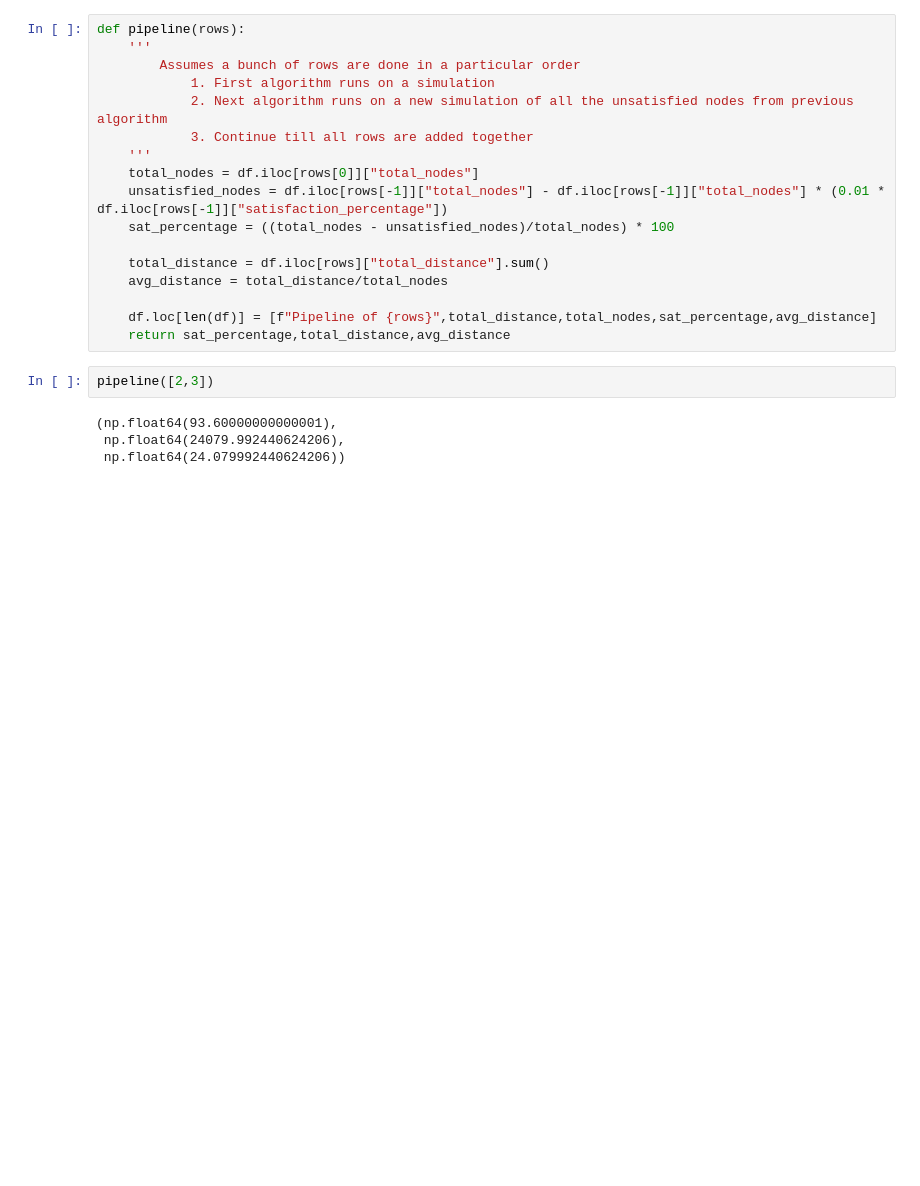
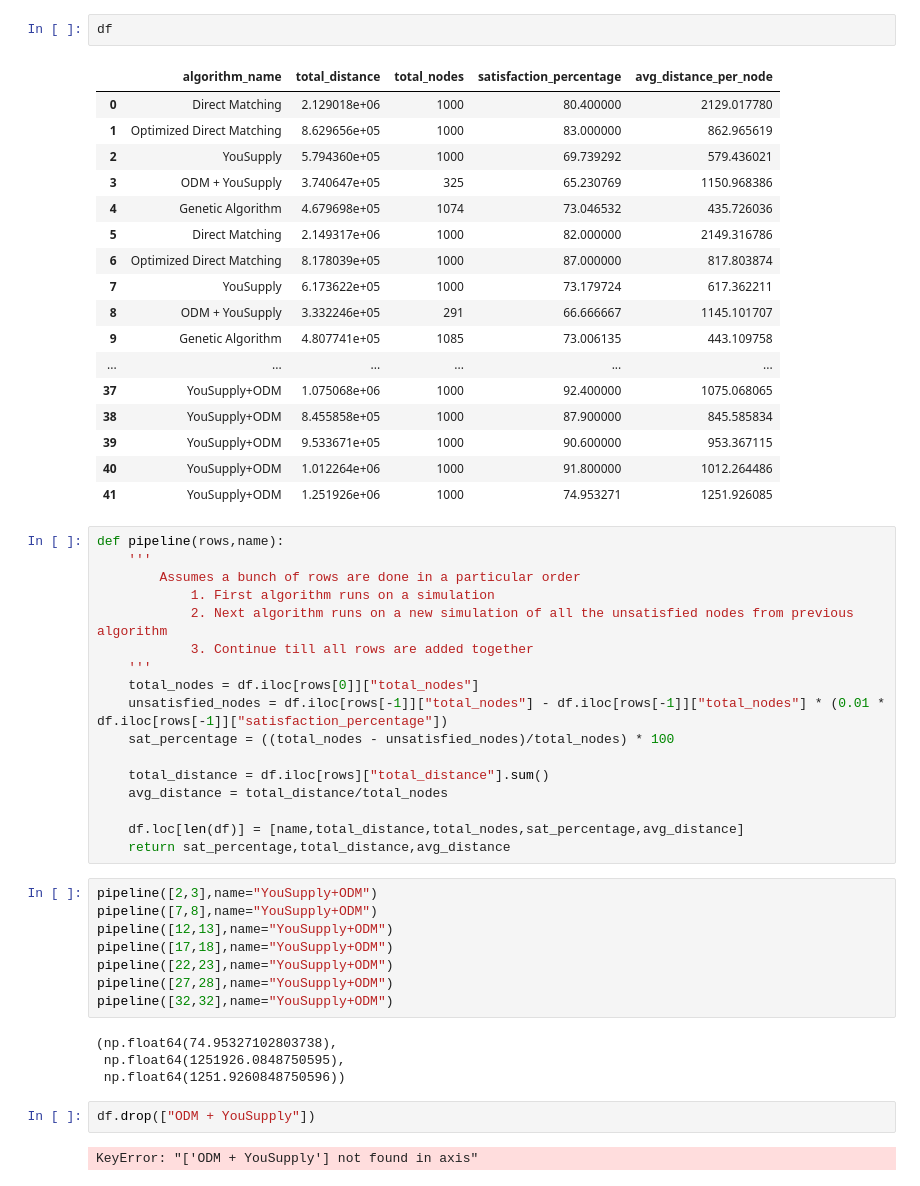
Before and after one commit to TheR3dWizard/you-supply-algorithm, a Jupyter notebook: Driver_Code/metrics.ipynb, the cells around one changed output. Cells and saved outputs as stored; diff of their text form; blank space fills up the shorter version.

```diff
--- a/Driver_Code/metrics.ipynb
+++ b/Driver_Code/metrics.ipynb
@@ -24,5 +62,25 @@ df.head()
+# %%
+df
+# %% [output]
+|  | algorithm_name | total_distance | total_nodes | satisfaction_percentage | avg_distance_per_node |
+| 0 | Direct Matching | 2.129018e+06 | 1000 | 80.400000 | 2129.017780 |
+| 1 | Optimized Direct Matching | 8.629656e+05 | 1000 | 83.000000 | 862.965619 |
+| 2 | YouSupply | 5.794360e+05 | 1000 | 69.739292 | 579.436021 |
+| 3 | ODM + YouSupply | 3.740647e+05 | 325 | 65.230769 | 1150.968386 |
+| 4 | Genetic Algorithm | 4.679698e+05 | 1074 | 73.046532 | 435.726036 |
+| 5 | Direct Matching | 2.149317e+06 | 1000 | 82.000000 | 2149.316786 |
+| 6 | Optimized Direct Matching | 8.178039e+05 | 1000 | 87.000000 | 817.803874 |
+| 7 | YouSupply | 6.173622e+05 | 1000 | 73.179724 | 617.362211 |
+| 8 | ODM + YouSupply | 3.332246e+05 | 291 | 66.666667 | 1145.101707 |
+| 9 | Genetic Algorithm | 4.807741e+05 | 1085 | 73.006135 | 443.109758 |
+| ... | ... | ... | ... | ... | ... |
+| 37 | YouSupply+ODM | 1.075068e+06 | 1000 | 92.400000 | 1075.068065 |
+| 38 | YouSupply+ODM | 8.455858e+05 | 1000 | 87.900000 | 845.585834 |
+| 39 | YouSupply+ODM | 9.533671e+05 | 1000 | 90.600000 | 953.367115 |
+| 40 | YouSupply+ODM | 1.012264e+06 | 1000 | 91.800000 | 1012.264486 |
+| 41 | YouSupply+ODM | 1.251926e+06 | 1000 | 74.953271 | 1251.926085 |
 # %%
-def pipeline(rows):
+def pipeline(rows,name):
     '''
         Assumes a bunch of rows are done in a particular order
             1. First algorithm runs on a simulation
@@ -36,14 +94,24 @@ def pipeline(rows):
     total_distance = df.iloc[rows]["total_distance"].sum()
     avg_distance = total_distance/total_nodes
 
-    df.loc[len(df)] = [f"Pipeline of {rows}",total_distance,total_nodes,sat_percentage,avg_distance]
+    df.loc[len(df)] = [name,total_distance,total_nodes,sat_percentage,avg_distance]
     return sat_percentage,total_distance,avg_distance
 # %%
-pipeline([2,3])
+pipeline([2,3],name="YouSupply+ODM")
+pipeline([7,8],name="YouSupply+ODM")
+pipeline([12,13],name="YouSupply+ODM")
+pipeline([17,18],name="YouSupply+ODM")
+pipeline([22,23],name="YouSupply+ODM")
+pipeline([27,28],name="YouSupply+ODM")
+pipeline([32,32],name="YouSupply+ODM")
 # %% [output]
-(np.float64(93.60000000000001),
- np.float64(24079.992440624206),
- np.float64(24.079992440624206))
+(np.float64(74.95327102803738),
+ np.float64(1251926.0848750595),
+ np.float64(1251.9260848750596))
+# %%
+df.drop(["ODM + YouSupply"])
+# %% [output]
+KeyError: "['ODM + YouSupply'] not found in axis"
 # %%
 metrics = [
     "total_distance",
```
Also changed, not shown: parts of 4 cells of this notebook, 6 other files.
